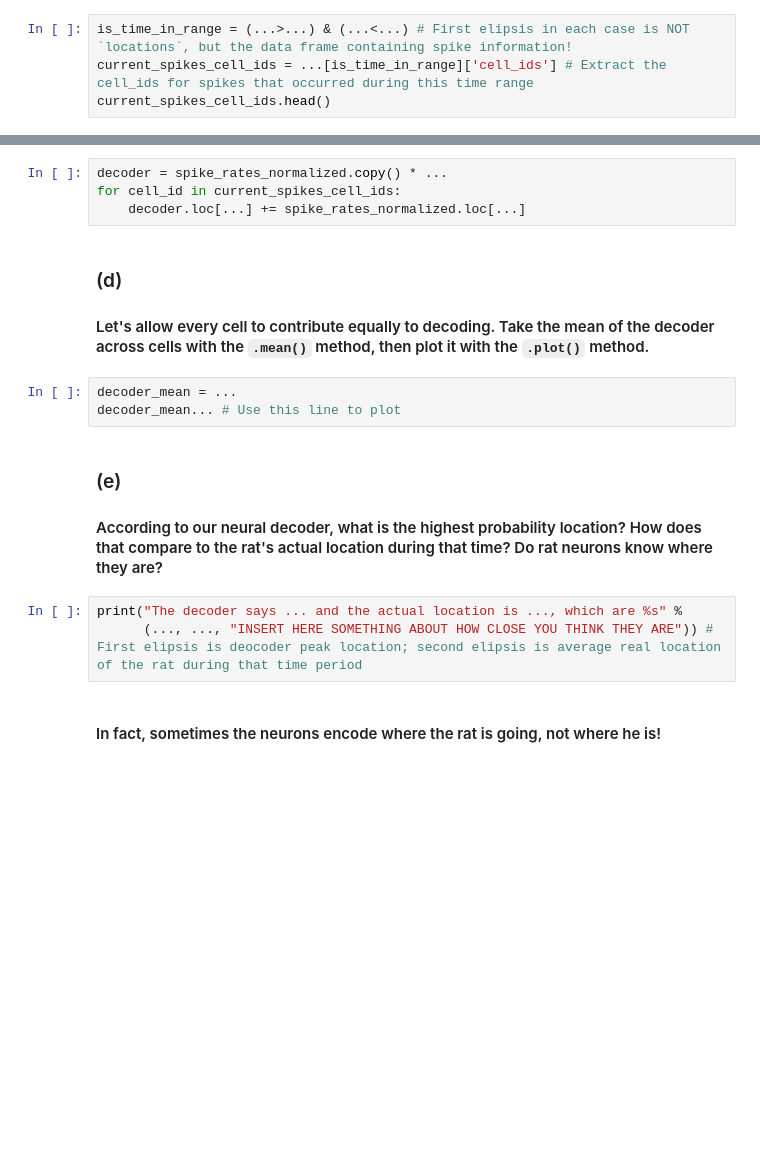
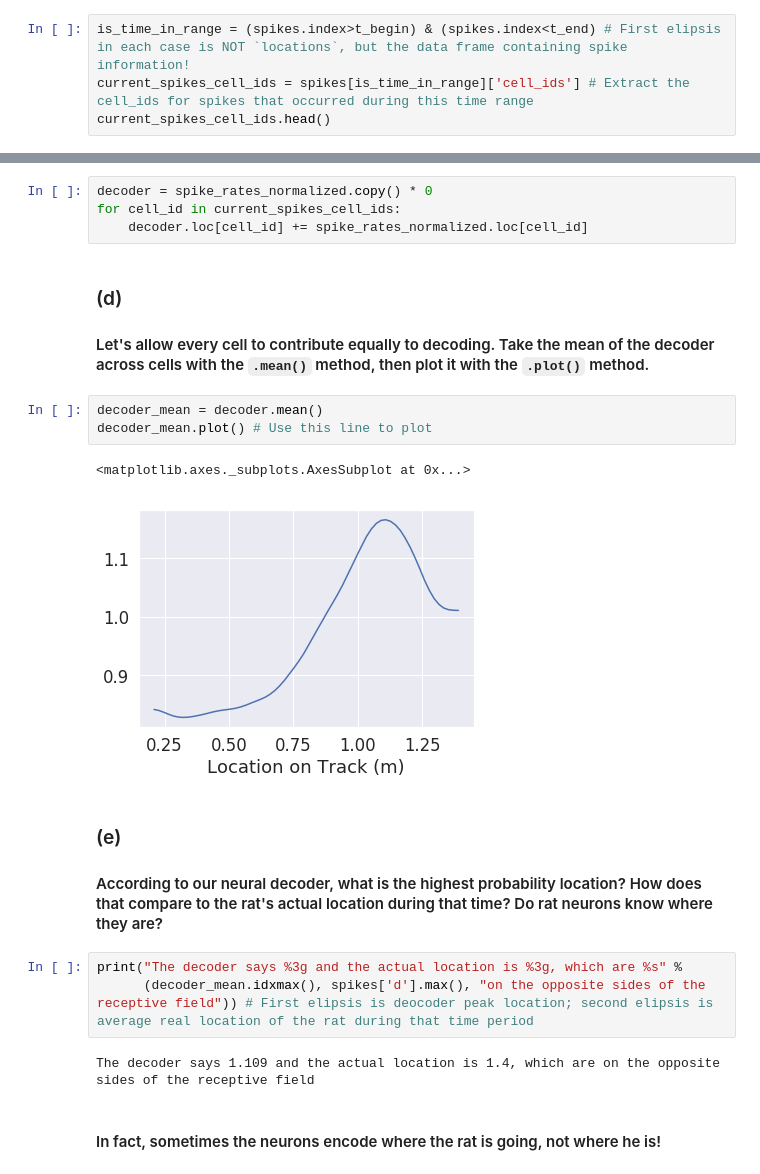
Before and after one commit to grobinson2019/BIO494, a Jupyter notebook: neural_coding_exercises.ipynb, the cells around one changed output, grey strips where cells are left out. Drawn from its saved outputs; the diff is of its cells as text; blank space fills up the shorter version.

```diff
--- a/neural_coding_exercises.ipynb
+++ b/neural_coding_exercises.ipynb
@@ -244,6 +253,6 @@ SyntaxError: ignored
 ### (b)
 #### Next, let's extract only the spikes that occurred in that range of time so we can figure out if they tell us anything.
 # %%
-is_time_in_range = (...>...) & (...<...) # First elipsis in each case is NOT `locations`, but the data frame containing spike information!
-current_spikes_cell_ids = ...[is_time_in_range]['cell_ids'] # Extract the cell_ids for spikes that occurred during this time range
+is_time_in_range = (spikes.index>t_begin) & (spikes.index<t_end) # First elipsis in each case is NOT `locations`, but the data frame containing spike information!
+current_spikes_cell_ids = spikes[is_time_in_range]['cell_ids'] # Extract the cell_ids for spikes that occurred during this time range
 current_spikes_cell_ids.head()
@@ -253,21 +270,26 @@ current_spikes_cell_ids.head()
 #### This means that the probability that the rate is at position `x`, given that know about some spikes `s`, is proportional to the probability of some spikes `s` having occurred at position `x`.  The term $p(s|x)/p(s)$ is basically just the normalized firing rate we computed earlier -- the probability of spiking at one position divided by the probability of spiking at any position.  We also computed the term $p(x)$ earlier -- that is just the normalized duration that the rat spends at each position.  It is pretty constant, so we can just ignore it.
 #### Let's construct our decoder using Bayes theorem.  First, let's make an empty data frame by re-using an old one and setting all the values to 0.  Then, for each cell that could helps us decode the rat's location, let's add the term $p(s | x) / p(s)$, which is just the normalized spike rate we computed earlier.
 # %%
-decoder = spike_rates_normalized.copy() * ...
+decoder = spike_rates_normalized.copy() * 0
 for cell_id in current_spikes_cell_ids:
-    decoder.loc[...] += spike_rates_normalized.loc[...]
+    decoder.loc[cell_id] += spike_rates_normalized.loc[cell_id]
 # %% [markdown]
 ### (d)
 #### Let's allow every cell to contribute equally to decoding.  Take the mean of the decoder across cells with the `.mean()` method, then plot it with the `.plot()` method.
 # %%
-decoder_mean = ...
-decoder_mean... # Use this line to plot
+decoder_mean = decoder.mean()
+decoder_mean.plot() # Use this line to plot
+# %% [output]
+<matplotlib.axes._subplots.AxesSubplot at 0x...>
+[figure, added]
 # %% [markdown]
 ### (e)
 #### According to our neural decoder, what is the highest probability location?  How does that compare to the rat's actual location during that time?  Do rat neurons know where they are?
 # %%
-print("The decoder says ... and the actual location is ..., which are %s" %
-      (..., ..., "INSERT HERE SOMETHING ABOUT HOW CLOSE YOU THINK THEY ARE")) # First elipsis is deocoder peak location; second elipsis is average real location of the rat during that time period
+print("The decoder says %3g and the actual location is %3g, which are %s" %
+      (decoder_mean.idxmax(), spikes['d'].max(), "on the opposite sides of the receptive field")) # First elipsis is deocoder peak location; second elipsis is average real location of the rat during that time period
+# %% [output]
+The decoder says 1.109 and the actual location is 1.4, which are on the opposite sides of the receptive field
 # %% [markdown]
 #### In fact, sometimes the neurons encode where the rat is going, not where he is!
 # %% [markdown]
```
Also changed, not shown: parts of 10 cells of this notebook.
